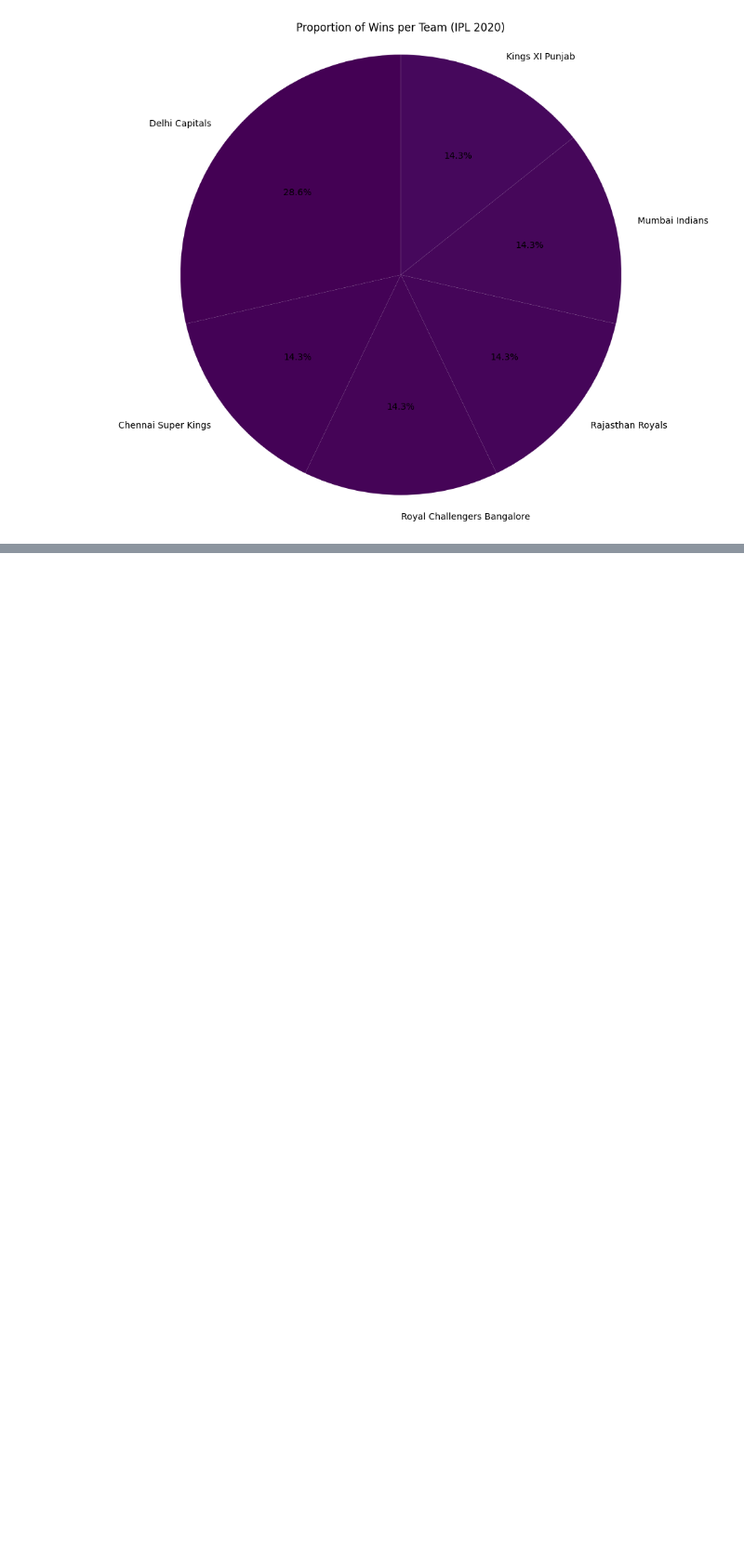
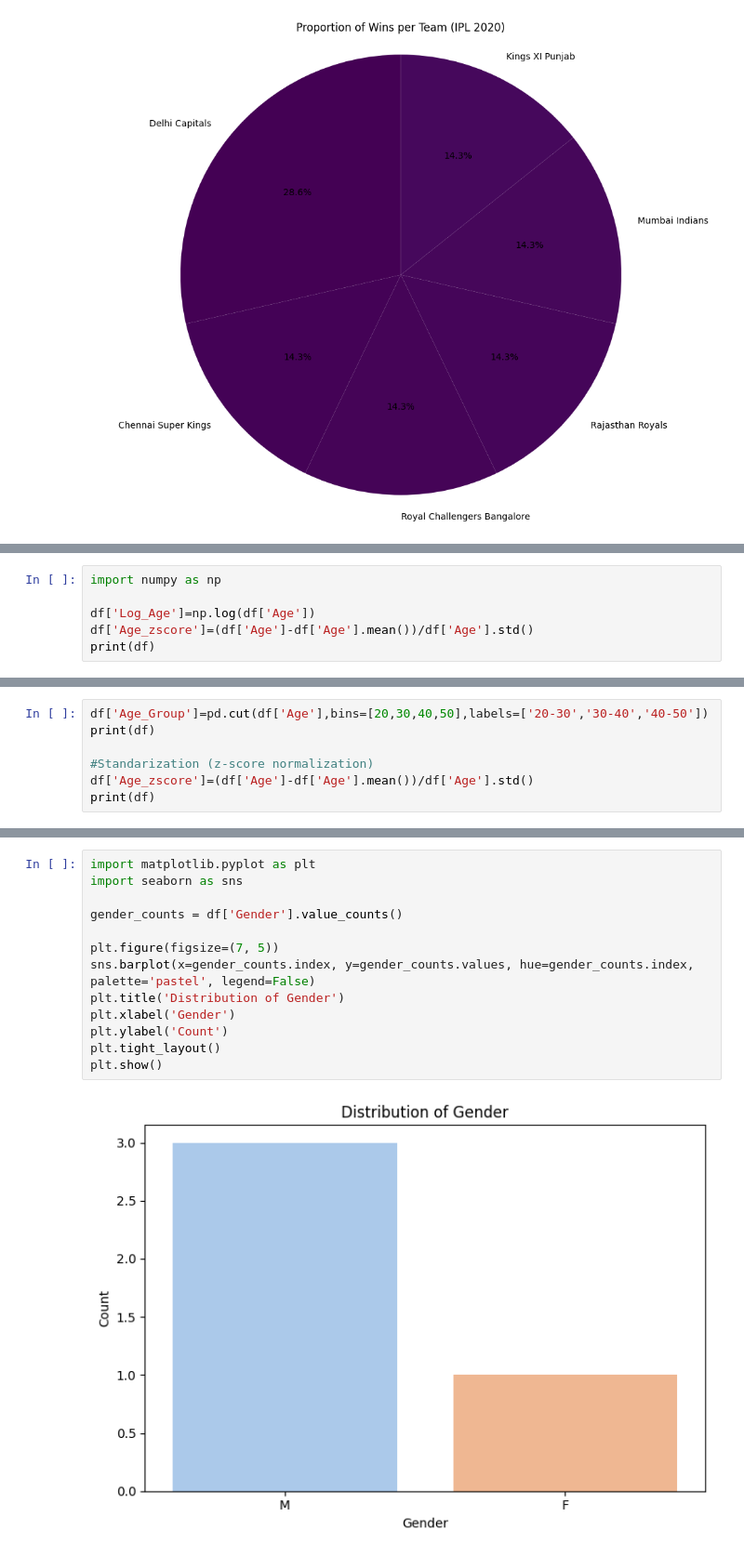
Before and after one commit to raja6294/Data_Analytics, a Jupyter notebook: Untitled1.ipynb, the cells around one changed output, grey strips where cells are left out. Shown at 93% size. Drawn from its saved outputs; the diff is of its cells as text; blank space fills up the shorter version.

Commit message:
added distribution of gender

```diff
--- a/Untitled1.ipynb
+++ b/Untitled1.ipynb
@@ -84,0 +113,6 @@ plt.show()
+# %%
+import numpy as np
+
+df['Log_Age']=np.log(df['Age'])
+df['Age_zscore']=(df['Age']-df['Age'].mean())/df['Age'].std()
+print(df)
@@ -84,0 +125,7 @@ plt.show()
+# %%
+df['Age_Group']=pd.cut(df['Age'],bins=[20,30,40,50],labels=['20-30','30-40','40-50'])
+print(df)
+
+#Standarization (z-score normalization)
+df['Age_zscore']=(df['Age']-df['Age'].mean())/df['Age'].std()
+print(df)
@@ -84,0 +143,15 @@ plt.show()
+# %%
+import matplotlib.pyplot as plt
+import seaborn as sns
+
+gender_counts = df['Gender'].value_counts()
+
+plt.figure(figsize=(7, 5))
+sns.barplot(x=gender_counts.index, y=gender_counts.values, hue=gender_counts.index, palette='pastel', legend=False)
+plt.title('Distribution of Gender')
+plt.xlabel('Gender')
+plt.ylabel('Count')
+plt.tight_layout()
+plt.show()
+# %% [output]
+[figure, added]
```
Also changed, not shown: parts of 3 cells of this notebook.
